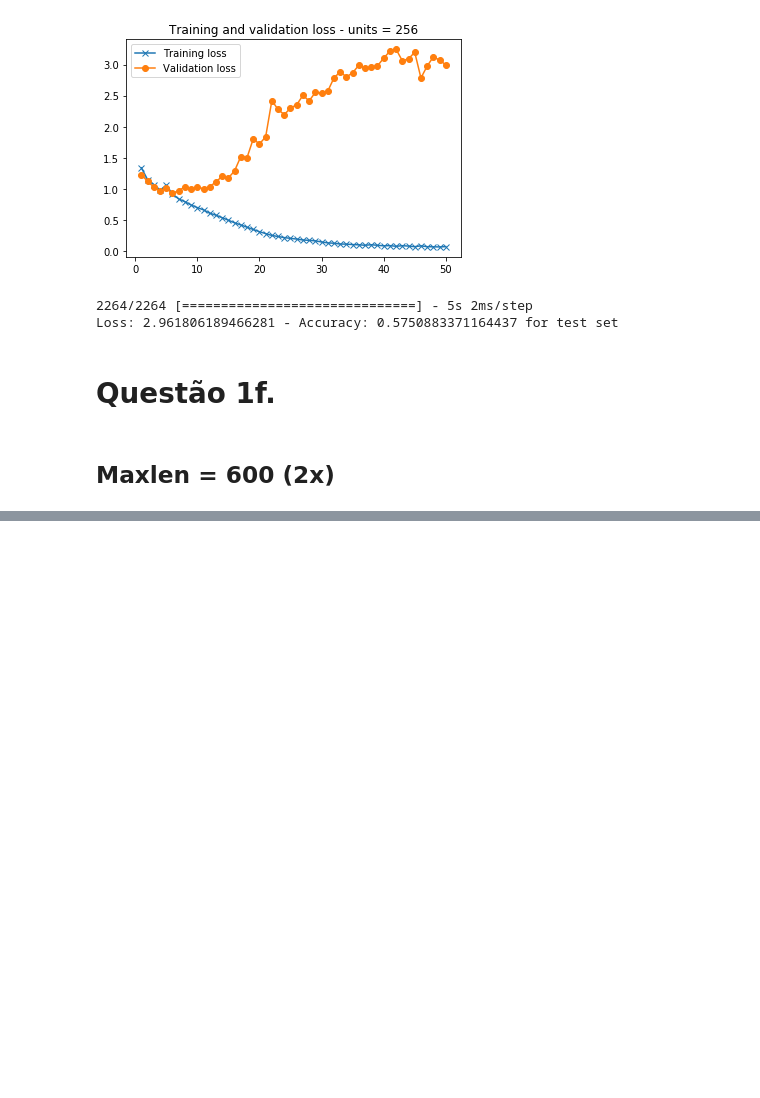
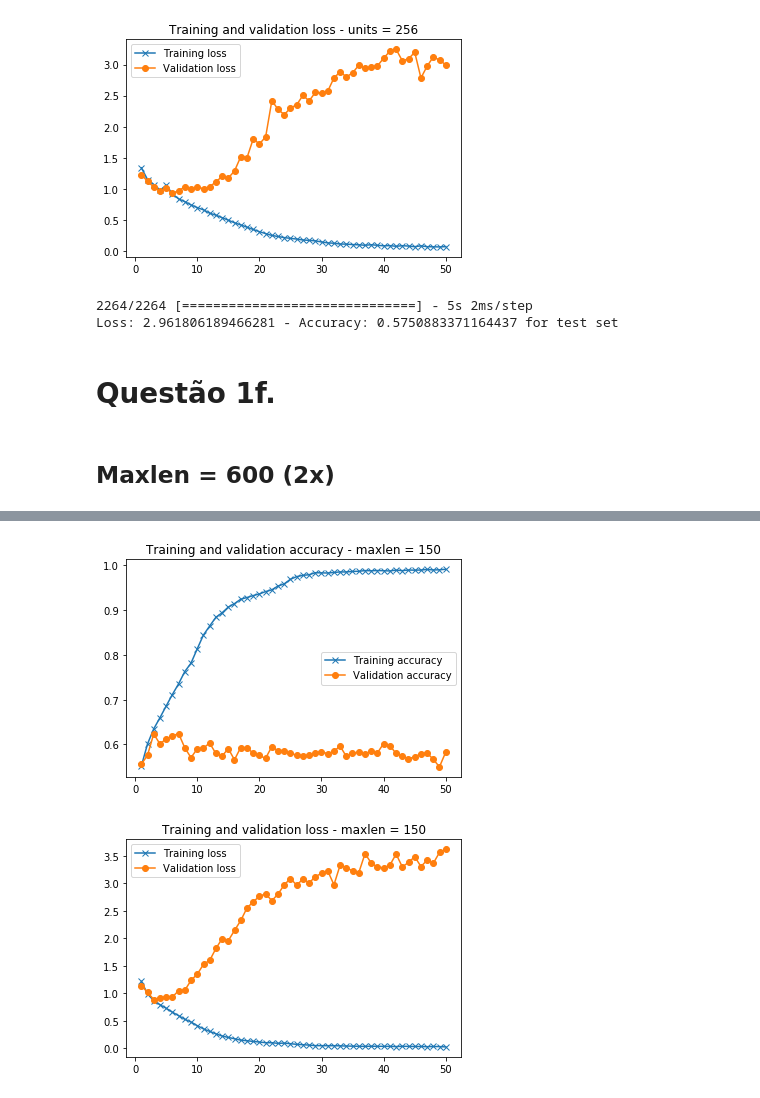
Before and after one commit to torres07/topicos-3, a Jupyter notebook: provas/prova-2/questao-1.ipynb, the cells around one changed output, grey strips where cells are left out. Drawn from its saved outputs; the diff is of its cells as text; code cells hidden in the pictures; blank space fills up the shorter version.

```diff
--- a/provas/prova-2/questao-1.ipynb
+++ b/provas/prova-2/questao-1.ipynb
@@ -519,0 +531,9 @@ Epoch 50/50
+# %%
+opt = RMSprop(lr=0.01, rho=0.9, epsilon=None, decay=0.0)
+model = create_lstm_model(embedding_dim=embedding_dim, units=units)
+model.compile(optimizer=opt, loss='categorical_crossentropy', metrics=['acc'])
+
+history = model.fit(x_train, y_train,
+epochs=50,
+batch_size=256,
+validation_data=(x_val, y_val))
@@ -519,0 +558,22 @@ Epoch 50/50
+# %%
+acc = history.history['acc']
+val_acc = history.history['val_acc']
+loss = history.history['loss']
+val_loss = history.history['val_loss']
+epochs = range(1, len(acc) + 1)
+
+plt.plot(epochs, acc, label='Training accuracy', marker='x')
+plt.plot(epochs, val_acc, label='Validation accuracy', marker='o')
+plt.title('Training and validation accuracy - maxlen = {}'.format(maxlen))
+plt.legend()
+plt.figure()
+
+plt.plot(epochs, loss, label='Training loss', marker='x')
+plt.plot(epochs, val_loss, label='Validation loss', marker='o')
+plt.title('Training and validation loss - maxlen = {}'.format(maxlen))
+plt.legend()
+
+plt.show()
+# %% [output]
+[figure, added]
+[figure, added]
```
Also changed, not shown: parts of 9 cells of this notebook.
